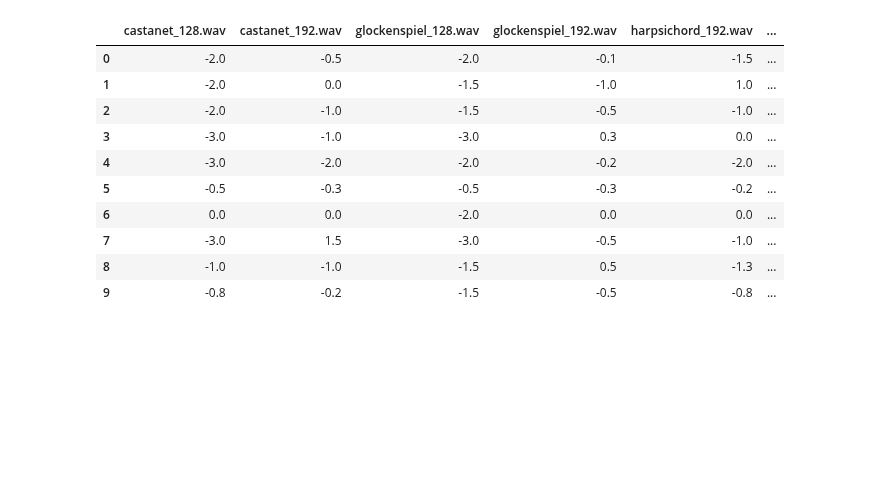
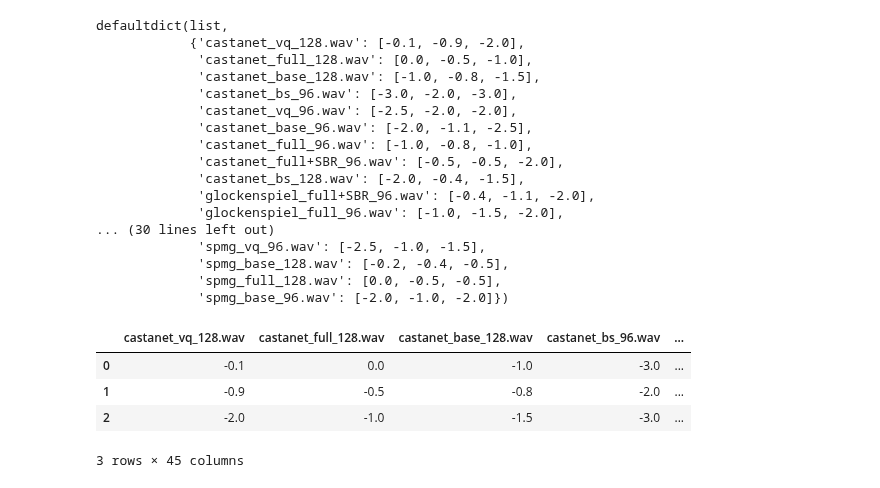
Before and after one commit to Abhipray/audio-codec, a Jupyter notebook: ListeningTests/Analysis.ipynb, the cells around one changed output. Cells and saved outputs as stored; diff of their text form; code cells hidden in the pictures; blank space fills up the shorter version.

```diff
--- a/ListeningTests/Analysis.ipynb
+++ b/ListeningTests/Analysis.ipynb
@@ -19,18 +21,32 @@ for csv in sorted(list(csv_path.glob('*.csv'))):
+# %%
+class_mates_sgd
+# %% [output]
+defaultdict(list,
+            {'castanet_vq_128.wav': [-0.1, -0.9, -2.0],
+             'castanet_full_128.wav': [0.0, -0.5, -1.0],
+             'castanet_base_128.wav': [-1.0, -0.8, -1.5],
+             'castanet_bs_96.wav': [-3.0, -2.0, -3.0],
+             'castanet_vq_96.wav': [-2.5, -2.0, -2.0],
+             'castanet_base_96.wav': [-2.0, -1.1, -2.5],
+             'castanet_full_96.wav': [-1.0, -0.8, -1.0],
+             'castanet_full+SBR_96.wav': [-0.5, -0.5, -2.0],
+             'castanet_bs_128.wav': [-2.0, -0.4, -1.5],
+             'glockenspiel_full+SBR_96.wav': [-0.4, -1.1, -2.0],
+             'glockenspiel_full_96.wav': [-1.0, -1.5, -2.0],
+... (30 lines left out)
+             'spmg_vq_96.wav': [-2.5, -1.0, -1.5],
+             'spmg_base_128.wav': [-0.2, -0.4, -0.5],
+             'spmg_full_128.wav': [0.0, -0.5, -0.5],
+             'spmg_base_96.wav': [-2.0, -1.0, -2.0]})
 # %%
-df = pd.DataFrame(sgd)
+df = pd.DataFrame(class_mates_sgd)
 df
 # %% [output]
-|  | castanet_128.wav | castanet_192.wav | glockenspiel_128.wav | glockenspiel_192.wav | harpsichord_192.wav | ... |
-| 0 | -2.0 | -0.5 | -2.0 | -0.1 | -1.5 | ... |
-| 1 | -2.0 | 0.0 | -1.5 | -1.0 | 1.0 | ... |
-| 2 | -2.0 | -1.0 | -1.5 | -0.5 | -1.0 | ... |
-| 3 | -3.0 | -1.0 | -3.0 | 0.3 | 0.0 | ... |
-| 4 | -3.0 | -2.0 | -2.0 | -0.2 | -2.0 | ... |
-| 5 | -0.5 | -0.3 | -0.5 | -0.3 | -0.2 | ... |
-| 6 | 0.0 | 0.0 | -2.0 | 0.0 | 0.0 | ... |
-| 7 | -3.0 | 1.5 | -3.0 | -0.5 | -1.0 | ... |
-| 8 | -1.0 | -1.0 | -1.5 | 0.5 | -1.3 | ... |
-| 9 | -0.8 | -0.2 | -1.5 | -0.5 | -0.8 | ... |
+|  | castanet_vq_128.wav | castanet_full_128.wav | castanet_base_128.wav | castanet_bs_96.wav | ... |
+| 0 | -0.1 | 0.0 | -1.0 | -3.0 | ... |
+| 1 | -0.9 | -0.5 | -0.8 | -2.0 | ... |
+| 2 | -2.0 | -1.0 | -1.5 | -3.0 | ... |
+3 rows × 45 columns
 # %%
 df_sorted = df.sort_values(by=0, axis=1, ascending=False)
 # %%
```
Also changed, not shown: parts of 6 cells of this notebook.
